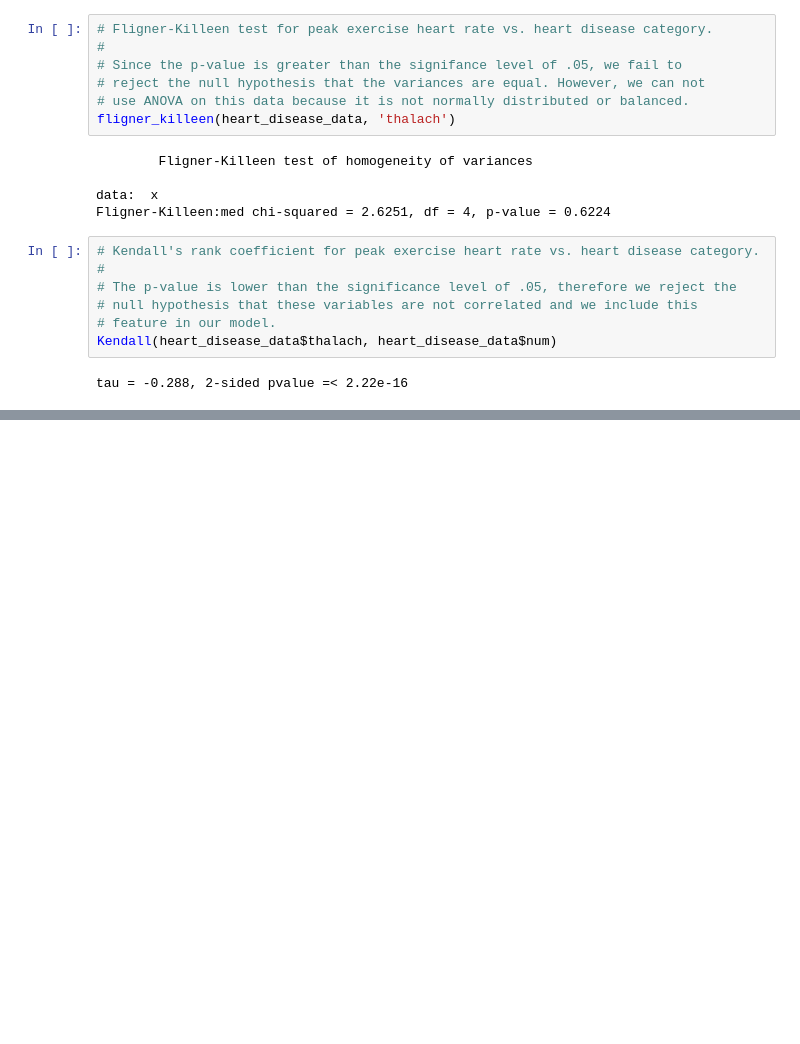
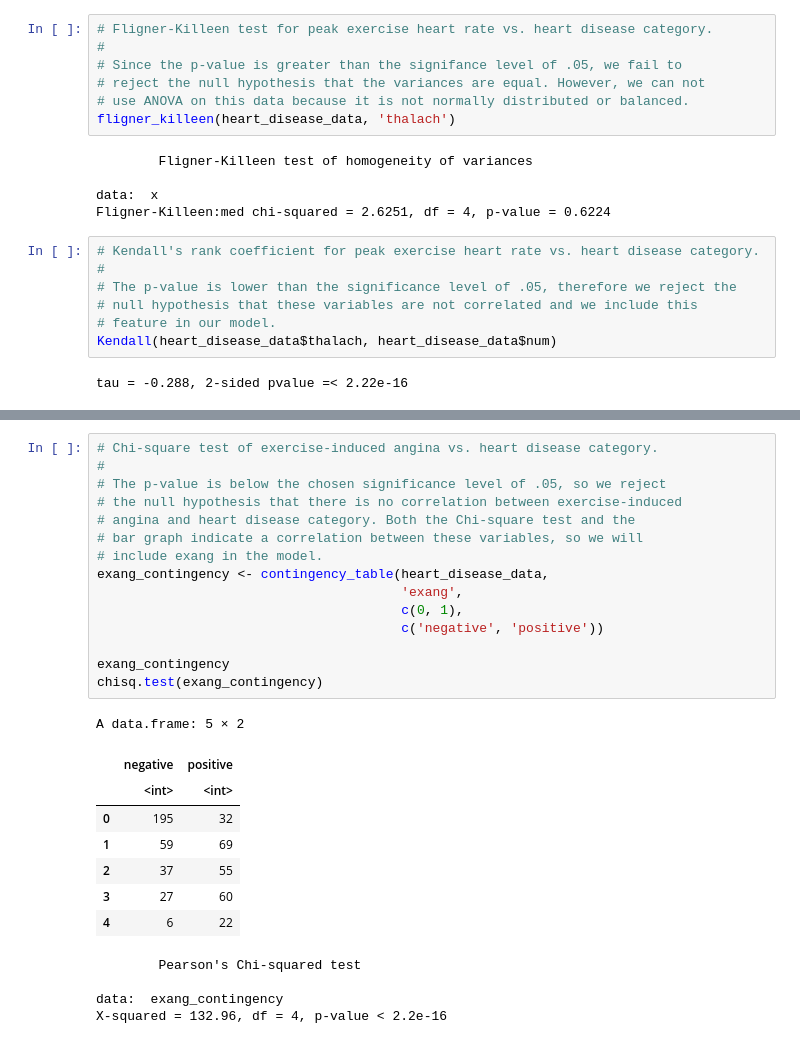
Before and after one commit to jerradmgenson/qdaim-proto, a Jupyter notebook: src/notebooks/dataset_analysis.ipynb, the cells around one changed output, grey strips where cells are left out. Cells and saved outputs as stored; diff of their text form; blank space fills up the shorter version.

```diff
--- a/src/notebooks/dataset_analysis.ipynb
+++ b/src/notebooks/dataset_analysis.ipynb
@@ -979,0 +996,28 @@ tau = -0.288, 2-sided pvalue =< 2.22e-16
+# %%
+# Chi-square test of exercise-induced angina vs. heart disease category.
+#
+# The p-value is below the chosen significance level of .05, so we reject
+# the null hypothesis that there is no correlation between exercise-induced
+# angina and heart disease category. Both the Chi-square test and the
+# bar graph indicate a correlation between these variables, so we will
+# include exang in the model.
+exang_contingency <- contingency_table(heart_disease_data,
+                                       'exang',
+                                       c(0, 1),
+                                       c('negative', 'positive'))
+
+exang_contingency
+chisq.test(exang_contingency)
+# %% [output]
+A data.frame: 5 × 2
+|  | negative | positive |
+|  | <int> | <int> |
+| 0 | 195 | 32 |
+| 1 | 59 | 69 |
+| 2 | 37 | 55 |
+| 3 | 27 | 60 |
+| 4 | 6 | 22 |
+        Pearson's Chi-squared test
+
+data:  exang_contingency
+X-squared = 132.96, df = 4, p-value < 2.2e-16
```
Also changed, not shown: parts of 2 cells of this notebook.
